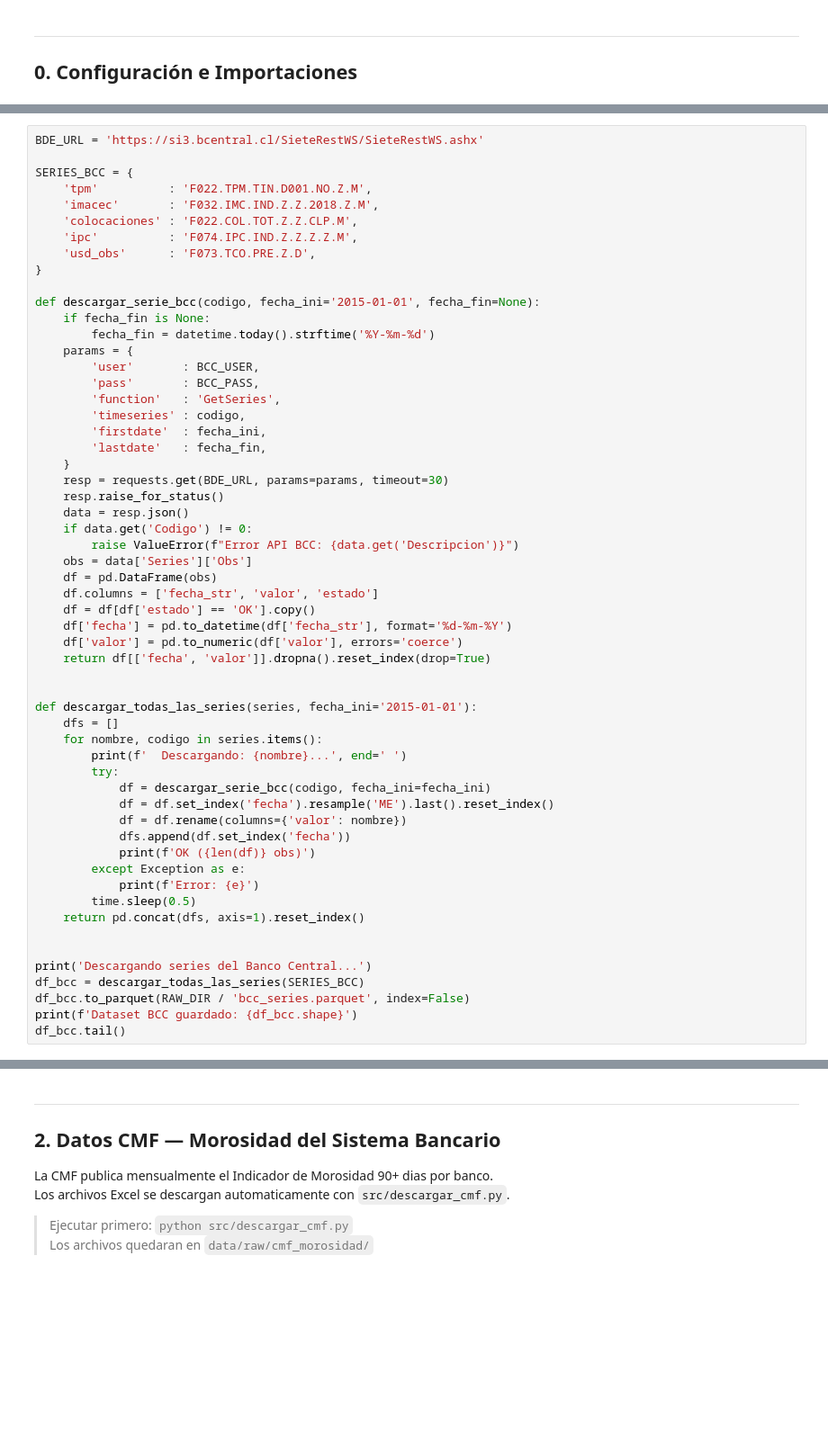
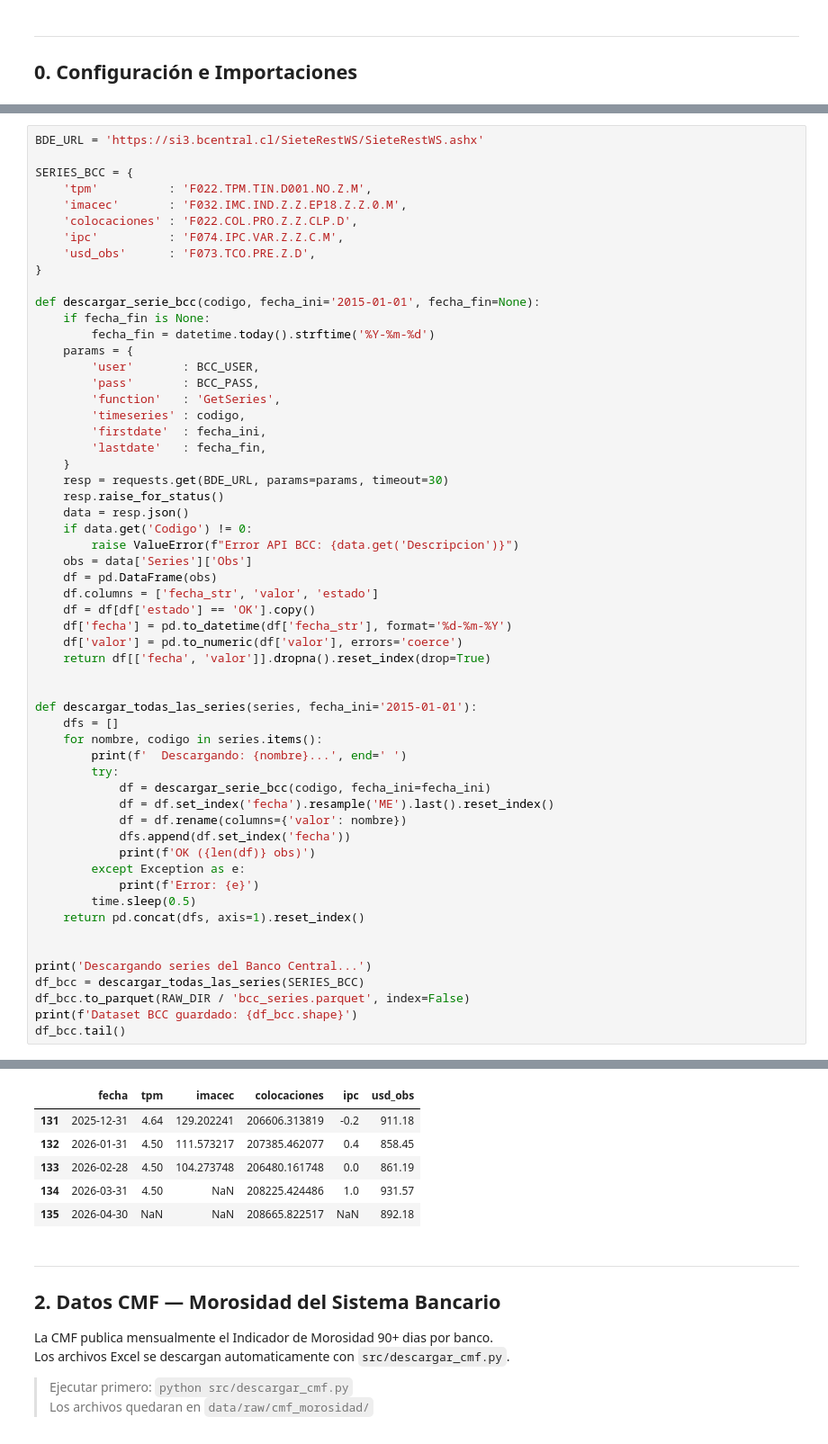
Before and after one commit to Iakrshn/chilean-banking-risk-monitor, a Jupyter notebook: notebooks/01_pipeline_datos.ipynb, the cells around one changed output, grey strips where cells are left out. Shown at 90% size. Saved outputs shown, nothing was run; the diff lists cells and outputs as text; blank space fills up the shorter version.

```diff
--- a/notebooks/01_pipeline_datos.ipynb
+++ b/notebooks/01_pipeline_datos.ipynb
@@ -56,9 +59,9 @@ BDE_URL = 'https://si3.bcentral.cl/SieteRestWS/SieteRestWS.ashx'
 
 SERIES_BCC = {
     'tpm'          : 'F022.TPM.TIN.D001.NO.Z.M',
-    'imacec'       : 'F032.IMC.IND.Z.Z.2018.Z.M',
-    'colocaciones' : 'F022.COL.TOT.Z.Z.CLP.M',
-    'ipc'          : 'F074.IPC.IND.Z.Z.Z.Z.M',
+    'imacec'       : 'F032.IMC.IND.Z.Z.EP18.Z.Z.0.M',
+    'colocaciones' : 'F022.COL.PRO.Z.Z.CLP.D',
+    'ipc'          : 'F074.IPC.VAR.Z.Z.C.M',
     'usd_obs'      : 'F073.TCO.PRE.Z.D',
 }
 
@@ -108,3 +111,4 @@ df_bcc = descargar_todas_las_series(SERIES_BCC)
 df_bcc.to_parquet(RAW_DIR / 'bcc_series.parquet', index=False)
 print(f'Dataset BCC guardado: {df_bcc.shape}')
 df_bcc.tail()
+# %% [output]
@@ -111,3 +122,9 @@ df_bcc.tail()
+|  | fecha | tpm | imacec | colocaciones | ipc | usd_obs |
+| 131 | 2025-12-31 | 4.64 | 129.202241 | 206606.313819 | -0.2 | 911.18 |
+| 132 | 2026-01-31 | 4.50 | 111.573217 | 207385.462077 | 0.4 | 858.45 |
+| 133 | 2026-02-28 | 4.50 | 104.273748 | 206480.161748 | 0.0 | 861.19 |
+| 134 | 2026-03-31 | 4.50 | NaN | 208225.424486 | 1.0 | 931.57 |
+| 135 | 2026-04-30 | NaN | NaN | 208665.822517 | NaN | 892.18 |
 # %% [markdown]
 ---
 ## 2. Datos CMF — Morosidad del Sistema Bancario
```
Also changed, not shown: parts of 6 cells of this notebook, 10 other files.
